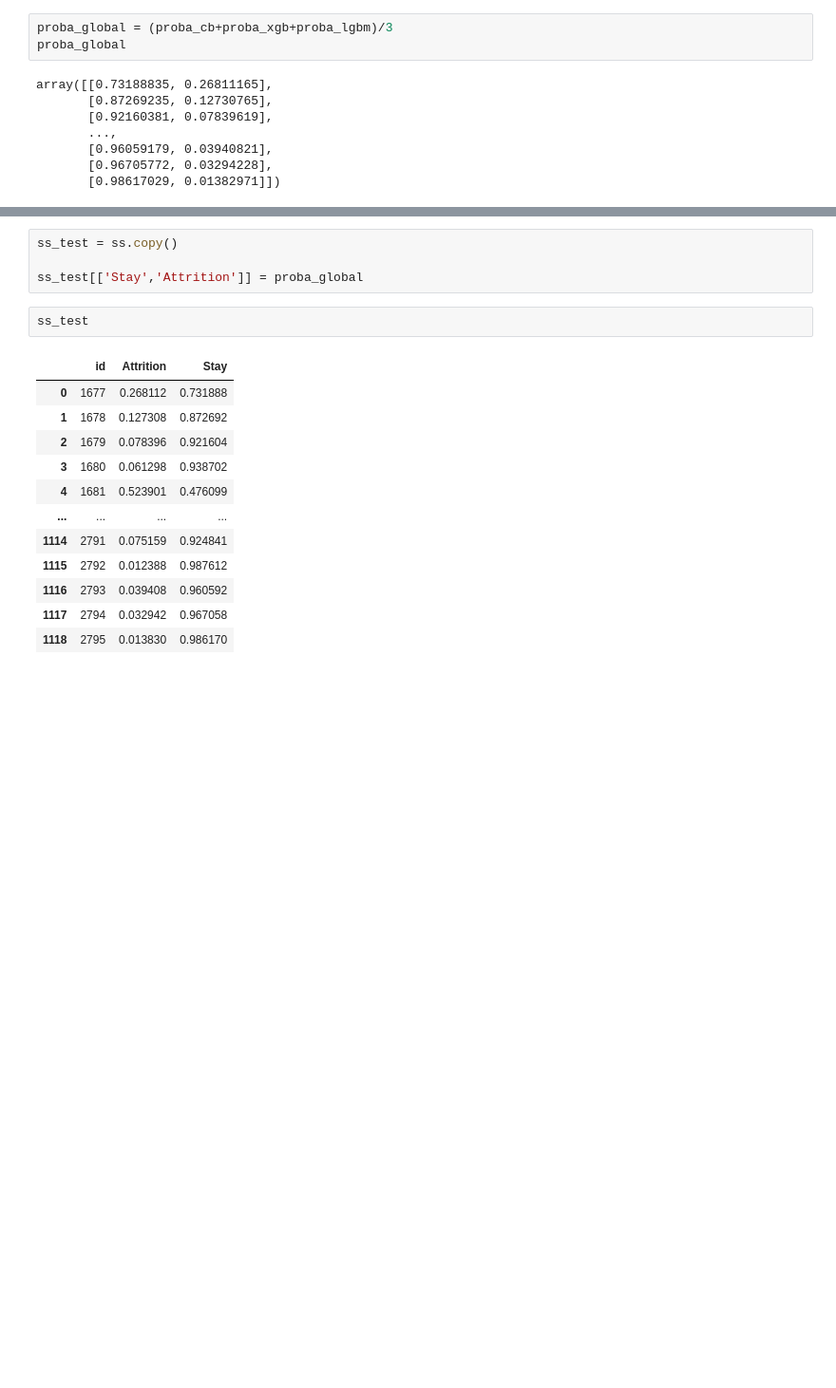
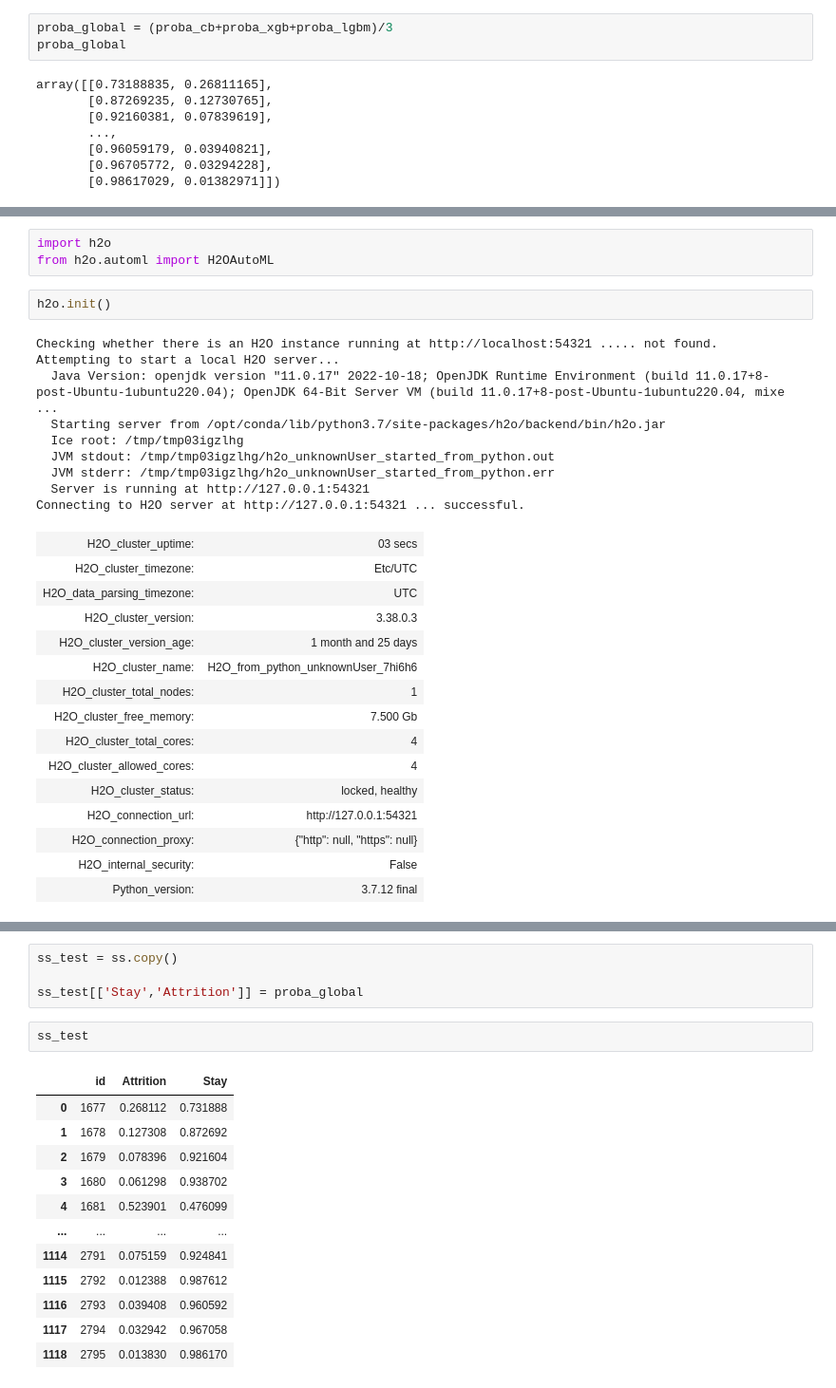
Before and after one commit to vdwow/data-science-competitions, a Jupyter notebook: KAGGLE - TPS S03E03/notebook_kaggle.ipynb, the cells around one changed output, grey strips where cells are left out. Shown at 95% size. Saved outputs shown, nothing was run; the diff lists cells and outputs as text; blank space fills up the shorter version.

```diff
--- a/KAGGLE - TPS S03E03/notebook_kaggle.ipynb
+++ b/KAGGLE - TPS S03E03/notebook_kaggle.ipynb
@@ -185,0 +180,30 @@ array([[0.73188835, 0.26811165],
+# %%
+import h2o
+from h2o.automl import H2OAutoML
+# %%
+h2o.init()
+# %% [output]
+Checking whether there is an H2O instance running at http://localhost:54321 ..... not found.
+Attempting to start a local H2O server...
+  Java Version: openjdk version "11.0.17" 2022-10-18; OpenJDK Runtime Environment (build 11.0.17+8-post-Ubuntu-1ubuntu220.04); OpenJDK 64-Bit Server VM (build 11.0.17+8-post-Ubuntu-1ubuntu220.04, mixe ...
+  Starting server from /opt/conda/lib/python3.7/site-packages/h2o/backend/bin/h2o.jar
+  Ice root: /tmp/tmp03igzlhg
+  JVM stdout: /tmp/tmp03igzlhg/h2o_unknownUser_started_from_python.out
+  JVM stderr: /tmp/tmp03igzlhg/h2o_unknownUser_started_from_python.err
+  Server is running at http://127.0.0.1:54321
+Connecting to H2O server at http://127.0.0.1:54321 ... successful.
+| H2O_cluster_uptime: | 03 secs |
+| H2O_cluster_timezone: | Etc/UTC |
+| H2O_data_parsing_timezone: | UTC |
+| H2O_cluster_version: | 3.38.0.3 |
+| H2O_cluster_version_age: | 1 month and 25 days |
+| H2O_cluster_name: | H2O_from_python_unknownUser_7hi6h6 |
+| H2O_cluster_total_nodes: | 1 |
+| H2O_cluster_free_memory: | 7.500 Gb |
+| H2O_cluster_total_cores: | 4 |
+| H2O_cluster_allowed_cores: | 4 |
+| H2O_cluster_status: | locked, healthy |
+| H2O_connection_url: | http://127.0.0.1:54321 |
+| H2O_connection_proxy: | {"http": null, "https": null} |
+| H2O_internal_security: | False |
+| Python_version: | 3.7.12 final |
```
Also changed, not shown: parts of 21 cells of this notebook.
